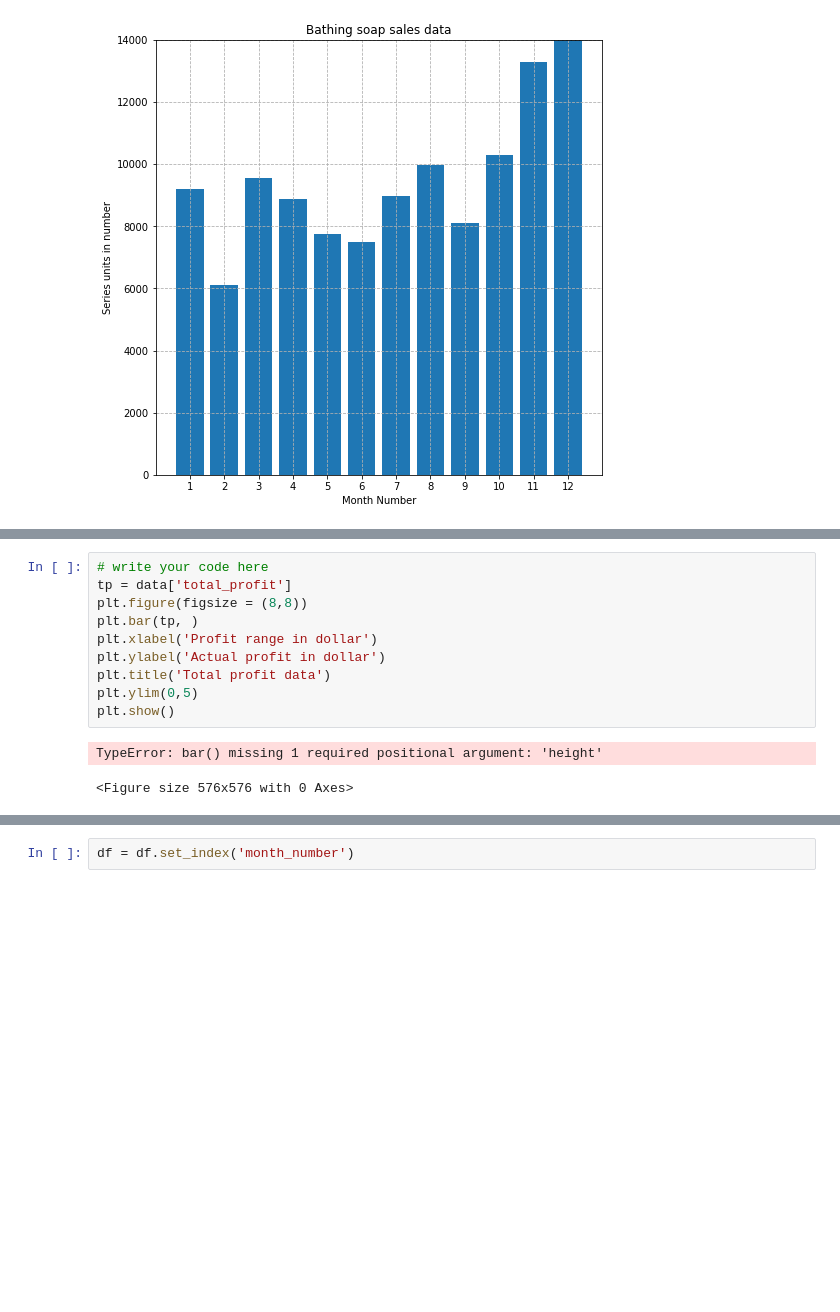
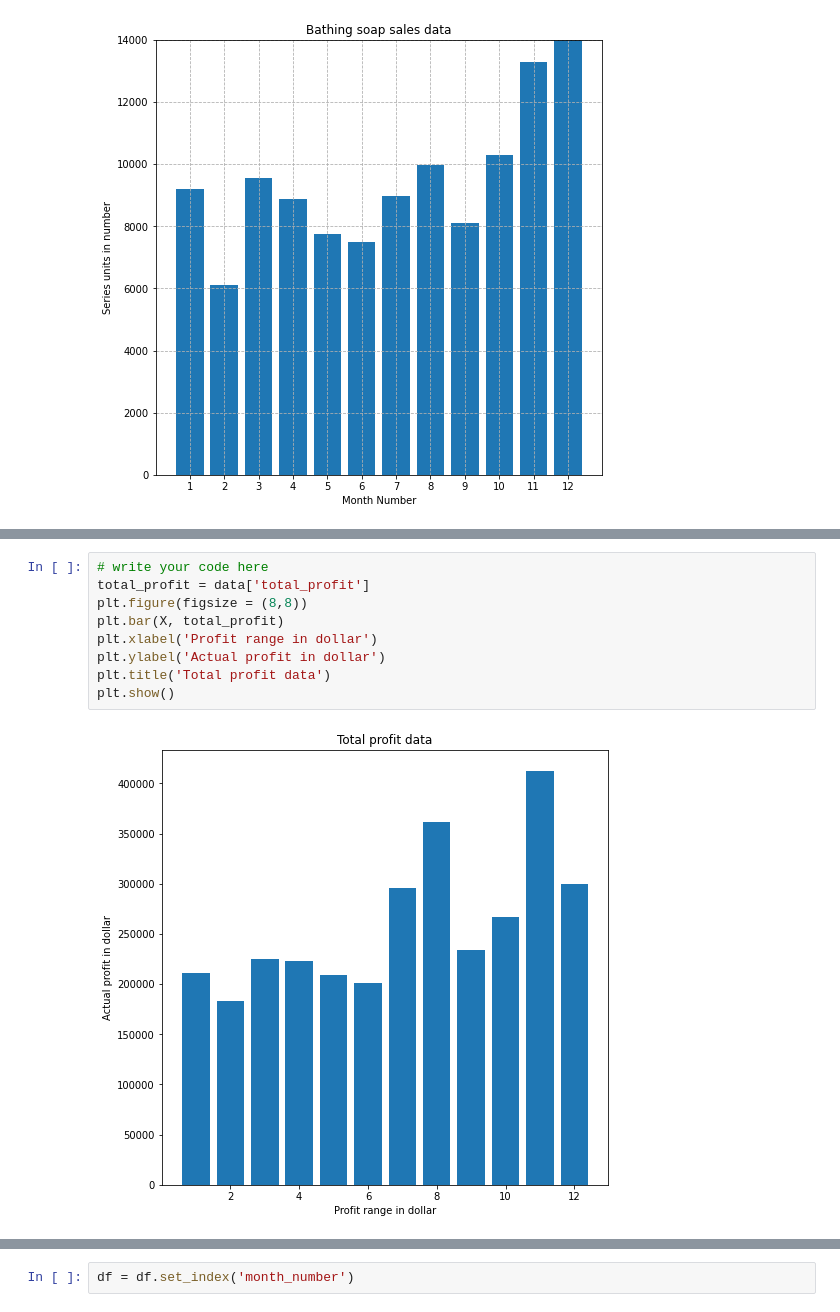
Before and after one commit to aabir-ribouh/python-for-finance, a Jupyter notebook: day_03/assignments/01-matplotlib_basic_assignment.ipynb, the cells around one changed output, grey strips where cells are left out. Cells and saved outputs as stored; diff of their text form; blank space fills up the shorter version.

```diff
--- a/day_03/assignments/01-matplotlib_basic_assignment.ipynb
+++ b/day_03/assignments/01-matplotlib_basic_assignment.ipynb
@@ -165,17 +165,15 @@ plt.show()
 <img src="../data/Profit_data.png" alt="Profit_data" style="width: 700px;"/>
 # %%
 # write your code here
-tp = data['total_profit']
+total_profit = data['total_profit']
 plt.figure(figsize = (8,8))
-plt.bar(tp, )
+plt.bar(X, total_profit)
 plt.xlabel('Profit range in dollar')
 plt.ylabel('Actual profit in dollar')
 plt.title('Total profit data')
-plt.ylim(0,5)
 plt.show()
 # %% [output]
-TypeError: bar() missing 1 required positional argument: 'height'
-<Figure size 576x576 with 0 Axes>
+[figure, added]
 # %% [markdown]
 ## Exercise 8
 **Calculate total sale data for last year for each product and show it using a Pie chart**
```
Also changed, not shown: parts of 1 cell of this notebook, 6 other files.
